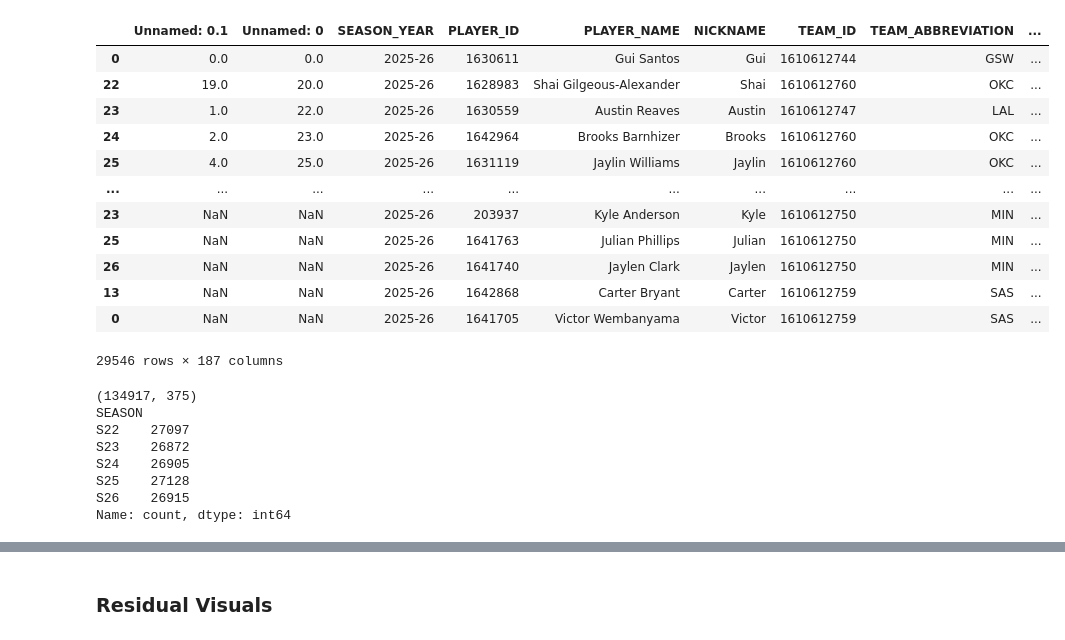
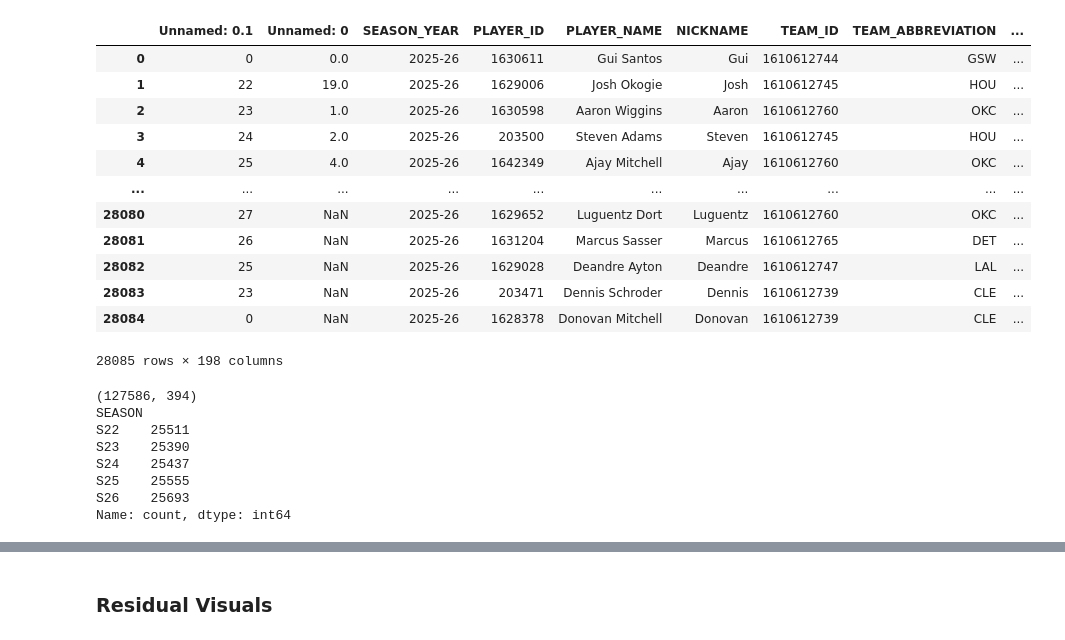
Before and after one commit to spon7ge/NBA-Prop-Predictor, a Jupyter notebook: src/models/min_quantile_model.ipynb, the cells around one changed output, grey strips where cells are left out. Cells and saved outputs as stored; diff of their text form; code cells hidden in the pictures.

```diff
--- a/src/models/min_quantile_model.ipynb
+++ b/src/models/min_quantile_model.ipynb
@@ -24,40 +25,46 @@ warnings.filterwarnings("ignore")
 # %%
 pd.set_option('display.max_columns', None)
 
-s22 = pd.read_csv('data/raw/season_stats/S22.csv').sort_values(by='GAME_DATE')
-p22 = pd.read_csv('data/raw/playoff_stats/P22.csv').sort_values(by='GAME_DATE')
-s22 = pd.concat([s22, p22])
+# s22 = pd.read_csv('data/raw/season_stats/S22.csv').sort_values(by='GAME_DATE')
+# p22 = pd.read_csv('data/raw/playoff_stats/P22.csv').sort_values(by='GAME_DATE')
+# s22 = pd.concat([s22, p22])
 
-s23 = pd.read_csv('data/raw/season_stats/S23.csv').sort_values(by='GAME_DATE')
-p23 = pd.read_csv('data/raw/playoff_stats/P23.csv').sort_values(by='GAME_DATE')
-s23 = pd.concat([s23, p23])
+# s23 = pd.read_csv('data/raw/season_stats/S23.csv').sort_values(by='GAME_DATE')
+# p23 = pd.read_csv('data/raw/playoff_stats/P23.csv').sort_values(by='GAME_DATE')
+# s23 = pd.concat([s23, p23])
 
-s24 = pd.read_csv('data/raw/season_stats/S24.csv').sort_values(by='GAME_DATE')
-p24 = pd.read_csv('data/raw/playoff_stats/P24.csv').sort_values(by='GAME_DATE')
-s24 = pd.concat([s24, p24])
+# s24 = pd.read_csv('data/raw/season_stats/S24.csv').sort_values(by='GAME_DATE')
+# p24 = pd.read_csv('data/raw/playoff_stats/P24.csv').sort_values(by='GAME_DATE')
+# s24 = pd.concat([s24, p24])
 
-s25 = pd.read_csv('data/raw/season_stats/S25.csv').sort_values(by='GAME_DATE')
-p25 = pd.read_csv('data/raw/playoff_stats/P25.csv').sort_values(by='GAME_DATE')
-s25 = pd.concat([s25, p25])
+# s25 = pd.read_csv('data/raw/season_stats/S25.csv').sort_values(by='GAME_DATE')
+# p25 = pd.read_csv('data/raw/playoff_stats/P25.csv').sort_values(by='GAME_DATE')
+# s25 = pd.concat([s25, p25])
 
-s26 = pd.read_csv('data/raw/season_stats/S26.csv').sort_values(by='GAME_DATE')
-p26 = pd.read_csv('data/raw/playoff_stats/P26.csv').sort_values(by='GAME_DATE')
-s26 = pd.concat([s26, p26])
+# s26 = pd.read_csv('data/raw/season_stats/S26.csv').sort_values(by='GAME_DATE')
+# p26 = pd.read_csv('data/raw/playoff_stats/P26.csv').sort_values(by='GAME_DATE')
+# s26 = pd.concat([s26, p26])
+
+s22 = pd.read_csv('data/raw/season_stats/S22_pbp.csv')
+s23 = pd.read_csv('data/raw/season_stats/S23_pbp.csv')
+s24 = pd.read_csv('data/raw/season_stats/S24_pbp.csv')
+s25 = pd.read_csv('data/raw/season_stats/S25_pbp.csv')
+s26 = pd.read_csv('data/raw/season_stats/S26_pbp.csv')
 s26
 # %% [output]
 |  | Unnamed: 0.1 | Unnamed: 0 | SEASON_YEAR | PLAYER_ID | PLAYER_NAME | NICKNAME | TEAM_ID | TEAM_ABBREVIATION | ... |
-| 0 | 0.0 | 0.0 | 2025-26 | 1630611 | Gui Santos | Gui | 1610612744 | GSW | ... |
-| 22 | 19.0 | 20.0 | 2025-26 | 1628983 | Shai Gilgeous-Alexander | Shai | 1610612760 | OKC | ... |
-| 23 | 1.0 | 22.0 | 2025-26 | 1630559 | Austin Reaves | Austin | 1610612747 | LAL | ... |
-| 24 | 2.0 | 23.0 | 2025-26 | 1642964 | Brooks Barnhizer | Brooks | 1610612760 | OKC | ... |
-| 25 | 4.0 | 25.0 | 2025-26 | 1631119 | Jaylin Williams | Jaylin | 1610612760 | OKC | ... |
+| 0 | 0 | 0.0 | 2025-26 | 1630611 | Gui Santos | Gui | 1610612744 | GSW | ... |
+| 1 | 22 | 19.0 | 2025-26 | 1629006 | Josh Okogie | Josh | 1610612745 | HOU | ... |
+| 2 | 23 | 1.0 | 2025-26 | 1630598 | Aaron Wiggins | Aaron | 1610612760 | OKC | ... |
+| 3 | 24 | 2.0 | 2025-26 | 203500 | Steven Adams | Steven | 1610612745 | HOU | ... |
+| 4 | 25 | 4.0 | 2025-26 | 1642349 | Ajay Mitchell | Ajay | 1610612760 | OKC | ... |
 | ... | ... | ... | ... | ... | ... | ... | ... | ... | ... |
-| 23 | NaN | NaN | 2025-26 | 203937 | Kyle Anderson | Kyle | 1610612750 | MIN | ... |
-| 25 | NaN | NaN | 2025-26 | 1641763 | Julian Phillips | Julian | 1610612750 | MIN | ... |
-| 26 | NaN | NaN | 2025-26 | 1641740 | Jaylen Clark | Jaylen | 1610612750 | MIN | ... |
-| 13 | NaN | NaN | 2025-26 | 1642868 | Carter Bryant | Carter | 1610612759 | SAS | ... |
-| 0 | NaN | NaN | 2025-26 | 1641705 | Victor Wembanyama | Victor | 1610612759 | SAS | ... |
+| 28080 | 27 | NaN | 2025-26 | 1629652 | Luguentz Dort | Luguentz | 1610612760 | OKC | ... |
+| 28081 | 26 | NaN | 2025-26 | 1631204 | Marcus Sasser | Marcus | 1610612765 | DET | ... |
+| 28082 | 25 | NaN | 2025-26 | 1629028 | Deandre Ayton | Deandre | 1610612747 | LAL | ... |
+| 28083 | 23 | NaN | 2025-26 | 203471 | Dennis Schroder | Dennis | 1610612739 | CLE | ... |
+| 28084 | 0 | NaN | 2025-26 | 1628378 | Donovan Mitchell | Donovan | 1610612739 | CLE | ... |
-29546 rows × 187 columns
+28085 rows × 198 columns
 # %%
 # ── Feature engineering loop ─────────────────────────────────────────────────
 # CHANGED: added SEASON label so S26 can be isolated as a blind holdout.
@@ -98,7 +105,7 @@ for i, season_df in enumerate([s22, s23, s24, s25, s26]):
     season_df['MAX_MINUS_MIN_L10'] = season_df['MIN_MAX_L10'] - season_df['MIN_MIN_L10']
     season_df['IS_HOME_X_HOME_MIN_AVG'] = season_df['IS_HOME'] * season_df['HOME_AVG_MIN_TO_DATE']
 
-    # new features
+
     # --- PLAYER MINUTE STABILITY / ROLE FEATURES ---
 
     player_min_grp = season_df.groupby('PLAYER_ID')['MIN']
@@ -234,11 +241,11 @@ df.drop(columns=['Unnamed: 0'], inplace=True, errors='ignore')
 print(df.shape)
 print(df['SEASON'].value_counts().sort_index())
 # %% [output]
-(134917, 375)
+(127586, 394)
 SEASON
-S22    27097
-S23    26872
-S24    26905
-S25    27128
-S26    26915
+S22    25511
+S23    25390
+S24    25437
+S25    25555
+S26    25693
 Name: count, dtype: int64
```
Also changed, not shown: parts of 13 cells of this notebook, 15 other files.
